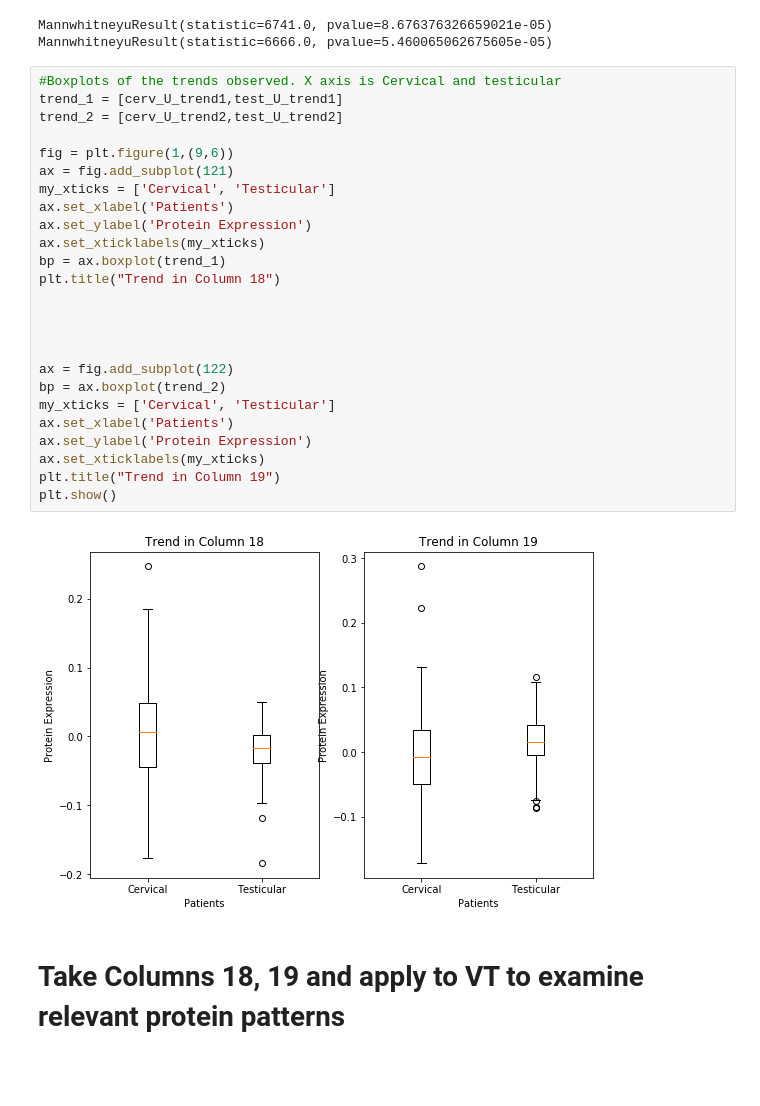
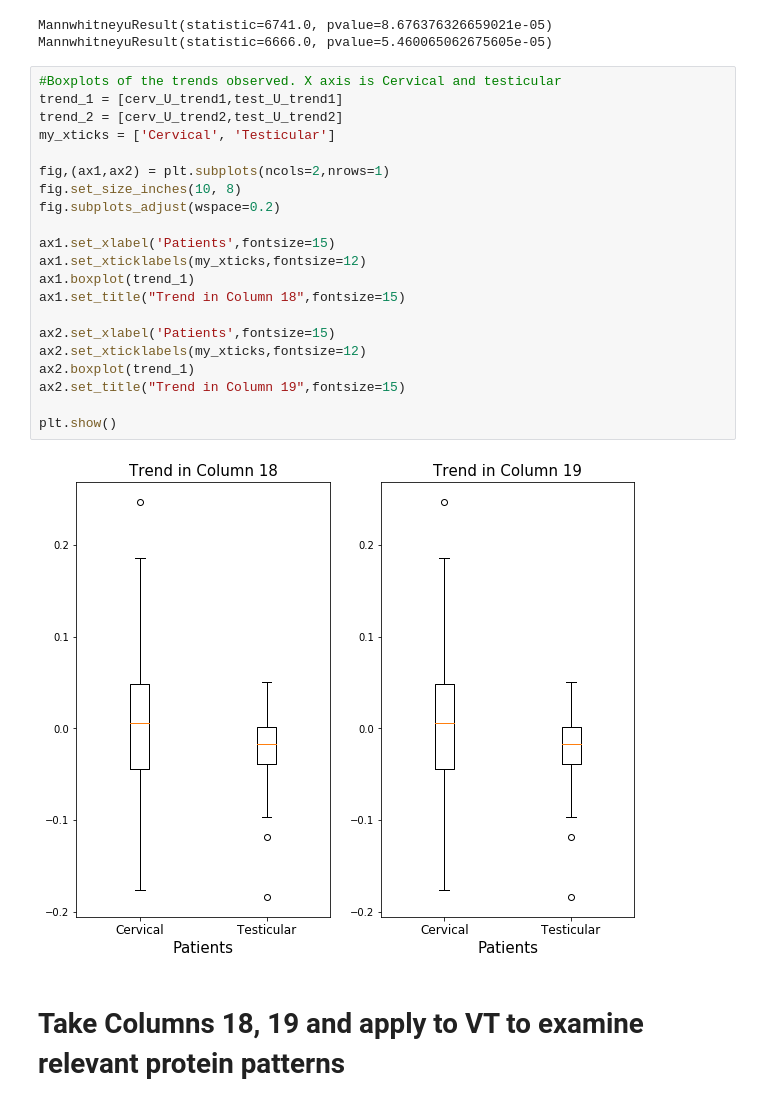
Before and after one commit to ryanboeks/Cervical_Testicular, a Jupyter notebook: Test_Ova_Cancer_Project.ipynb, the cells around one changed output. Drawn from its saved outputs; the diff is of its cells as text; blank space fills up the shorter version.

```diff
--- a/Test_Ova_Cancer_Project.ipynb
+++ b/Test_Ova_Cancer_Project.ipynb
@@ -691,30 +702,26 @@ MannwhitneyuResult(statistic=6666.0, pvalue=5.460065062675605e-05)
 # %%
 #Boxplots of the trends observed. X axis is Cervical and testicular
 trend_1 = [cerv_U_trend1,test_U_trend1]
 trend_2 = [cerv_U_trend2,test_U_trend2]
+my_xticks = ['Cervical', 'Testicular']
 
-fig = plt.figure(1,(9,6))
-ax = fig.add_subplot(121)
-my_xticks = ['Cervical', 'Testicular']
-ax.set_xlabel('Patients')
-ax.set_ylabel('Protein Expression')
-ax.set_xticklabels(my_xticks)
-bp = ax.boxplot(trend_1)
-plt.title("Trend in Column 18")
+fig,(ax1,ax2) = plt.subplots(ncols=2,nrows=1)
+fig.set_size_inches(10, 8)
+fig.subplots_adjust(wspace=0.2)
 
+ax1.set_xlabel('Patients',fontsize=15)
+ax1.set_xticklabels(my_xticks,fontsize=12)
+ax1.boxplot(trend_1)
+ax1.set_title("Trend in Column 18",fontsize=15)
 
+ax2.set_xlabel('Patients',fontsize=15)
+ax2.set_xticklabels(my_xticks,fontsize=12)
+ax2.boxplot(trend_1)
+ax2.set_title("Trend in Column 19",fontsize=15)
 
-
-ax = fig.add_subplot(122)
-bp = ax.boxplot(trend_2)
-my_xticks = ['Cervical', 'Testicular']
-ax.set_xlabel('Patients')
-ax.set_ylabel('Protein Expression')
-ax.set_xticklabels(my_xticks)
-plt.title("Trend in Column 19")
 plt.show()
 # %% [output]
-[figure, old version]
+[figure, new version]
 # %% [markdown]
 # Take Columns 18, 19 and apply to VT to examine relevant protein patterns
 # %%
```
Also changed, not shown: parts of 17 cells of this notebook.
